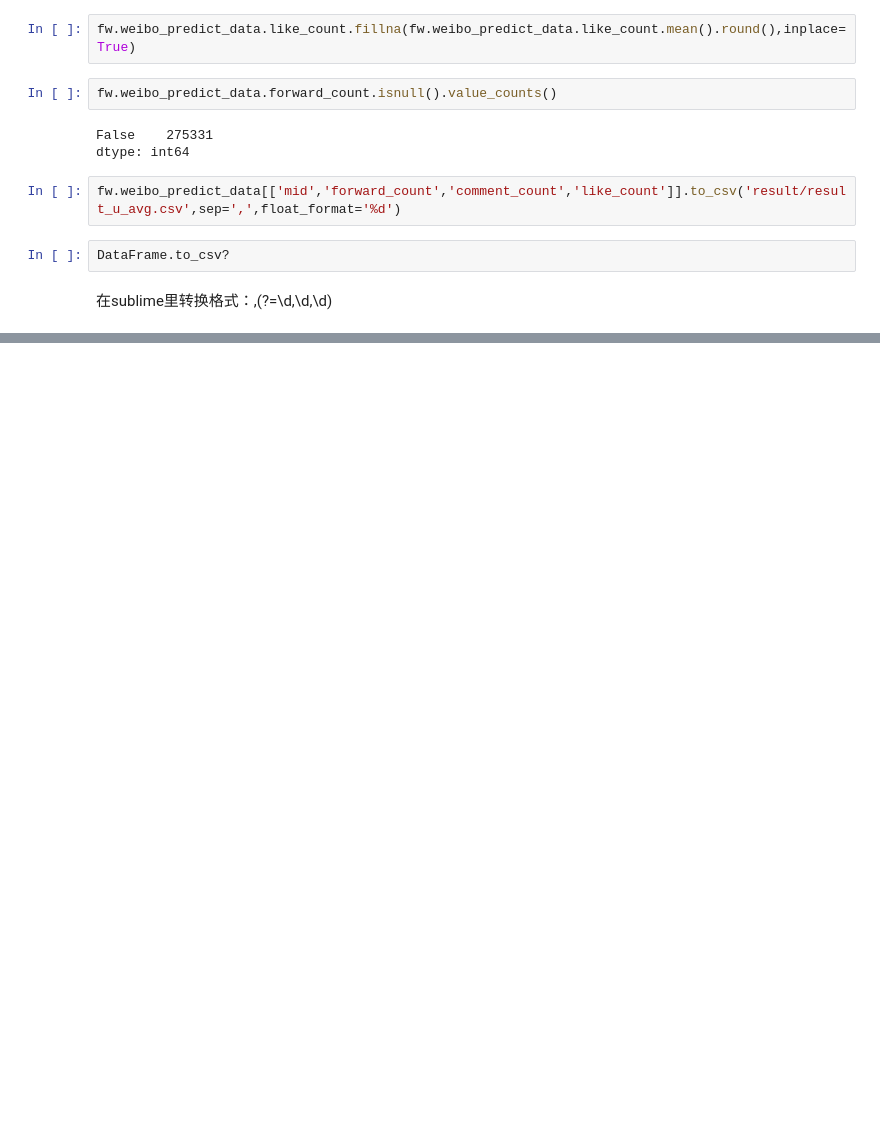
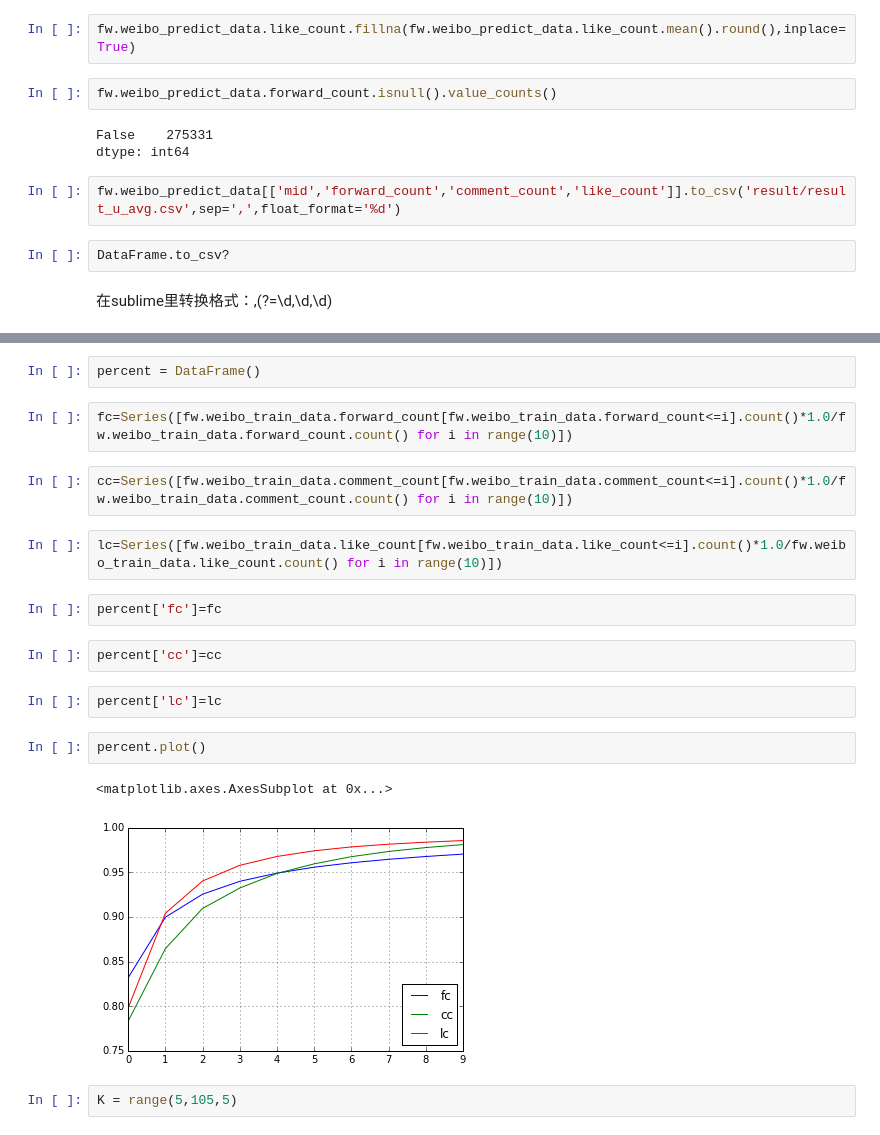
Before and after one commit to JeremyLi28/Data-pipeline-for-Sina-Weibo-Interaction-prediction, a Jupyter notebook: DataExploration.ipynb, the cells around one changed output, grey strips where cells are left out. Cells and saved outputs as stored; diff of their text form; blank space fills up the shorter version.

```diff
--- a/DataExploration.ipynb
+++ b/DataExploration.ipynb
@@ -533,0 +588,21 @@ DataFrame.to_csv?
+# %%
+percent = DataFrame()
+# %%
+fc=Series([fw.weibo_train_data.forward_count[fw.weibo_train_data.forward_count<=i].count()*1.0/fw.weibo_train_data.forward_count.count() for i in range(10)])
+# %%
+cc=Series([fw.weibo_train_data.comment_count[fw.weibo_train_data.comment_count<=i].count()*1.0/fw.weibo_train_data.comment_count.count() for i in range(10)])
+# %%
+lc=Series([fw.weibo_train_data.like_count[fw.weibo_train_data.like_count<=i].count()*1.0/fw.weibo_train_data.like_count.count() for i in range(10)])
+# %%
+percent['fc']=fc
+# %%
+percent['cc']=cc
+# %%
+percent['lc']=lc
+# %%
+percent.plot()
+# %% [output]
+<matplotlib.axes.AxesSubplot at 0x...>
+[figure, added]
+# %%
+K = range(5,105,5)
```
Also changed, not shown: parts of 56 cells of this notebook, 6 other files.
